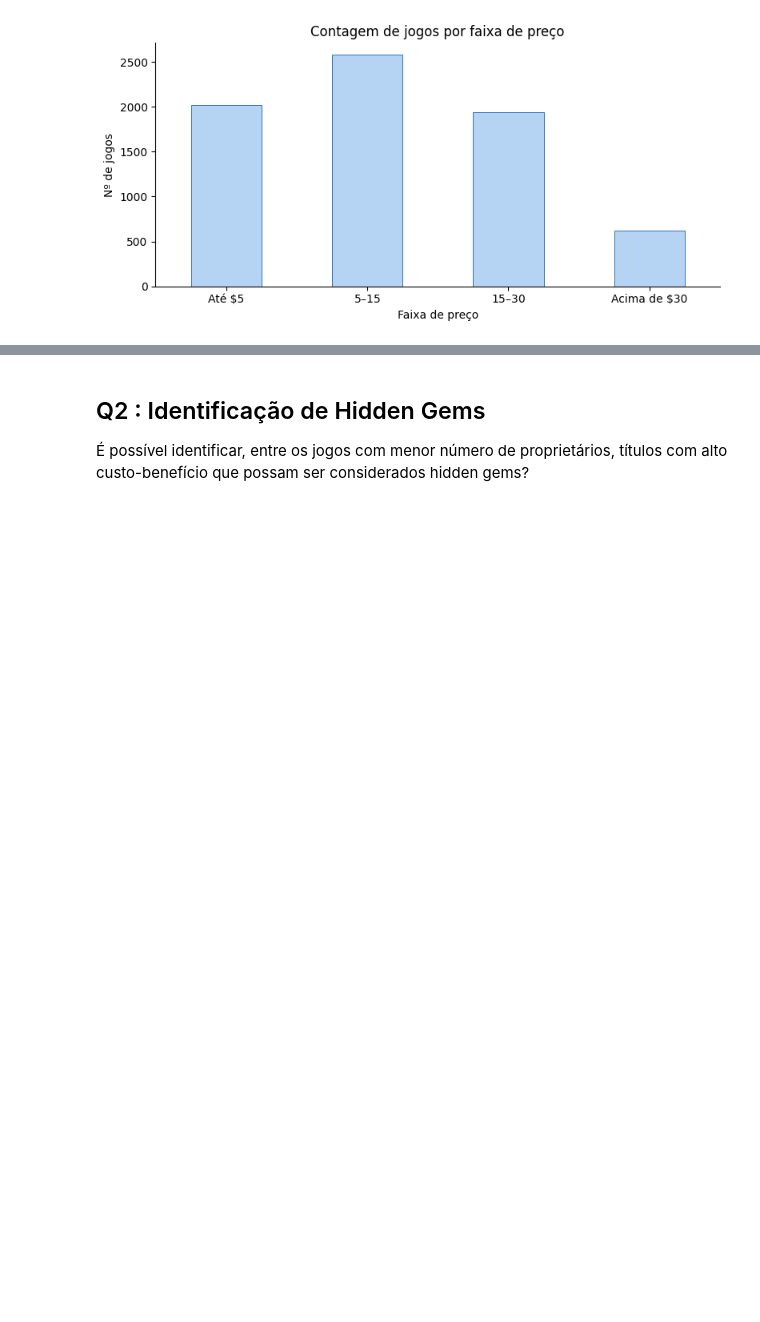
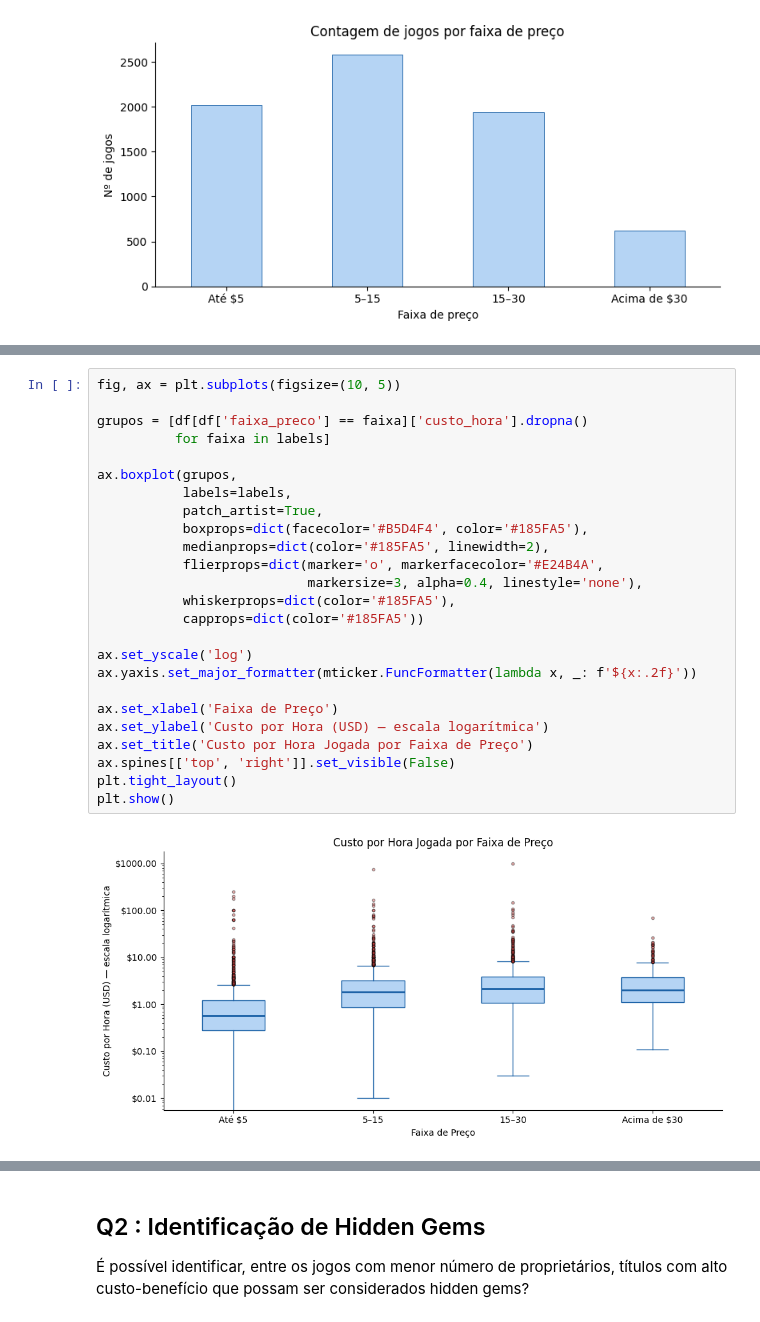
Before and after one commit to wagnerquadros/anaise_dados_steam, a Jupyter notebook: aed.ipynb, the cells around one changed output, grey strips where cells are left out. Saved outputs shown, nothing was run; the diff lists cells and outputs as text; blank space fills up the shorter version.

```diff
--- a/aed.ipynb
+++ b/aed.ipynb
@@ -99,0 +177,27 @@ A relação entre preço, tempo médio de jogo e avaliação dos usuários permi
+# %%
+fig, ax = plt.subplots(figsize=(10, 5))
+
+grupos = [df[df['faixa_preco'] == faixa]['custo_hora'].dropna()
+          for faixa in labels]
+
+ax.boxplot(grupos,
+           labels=labels,
+           patch_artist=True,
+           boxprops=dict(facecolor='#B5D4F4', color='#185FA5'),
+           medianprops=dict(color='#185FA5', linewidth=2),
+           flierprops=dict(marker='o', markerfacecolor='#E24B4A',
+                           markersize=3, alpha=0.4, linestyle='none'),
+           whiskerprops=dict(color='#185FA5'),
+           capprops=dict(color='#185FA5'))
+
+ax.set_yscale('log')
+ax.yaxis.set_major_formatter(mticker.FuncFormatter(lambda x, _: f'${x:.2f}'))
+
+ax.set_xlabel('Faixa de Preço')
+ax.set_ylabel('Custo por Hora (USD) — escala logarítmica')
+ax.set_title('Custo por Hora Jogada por Faixa de Preço')
+ax.spines[['top', 'right']].set_visible(False)
+plt.tight_layout()
+plt.show()
+# %% [output]
+[figure, added]
```
Also changed, not shown: parts of 28 cells of this notebook, 1 other file.
